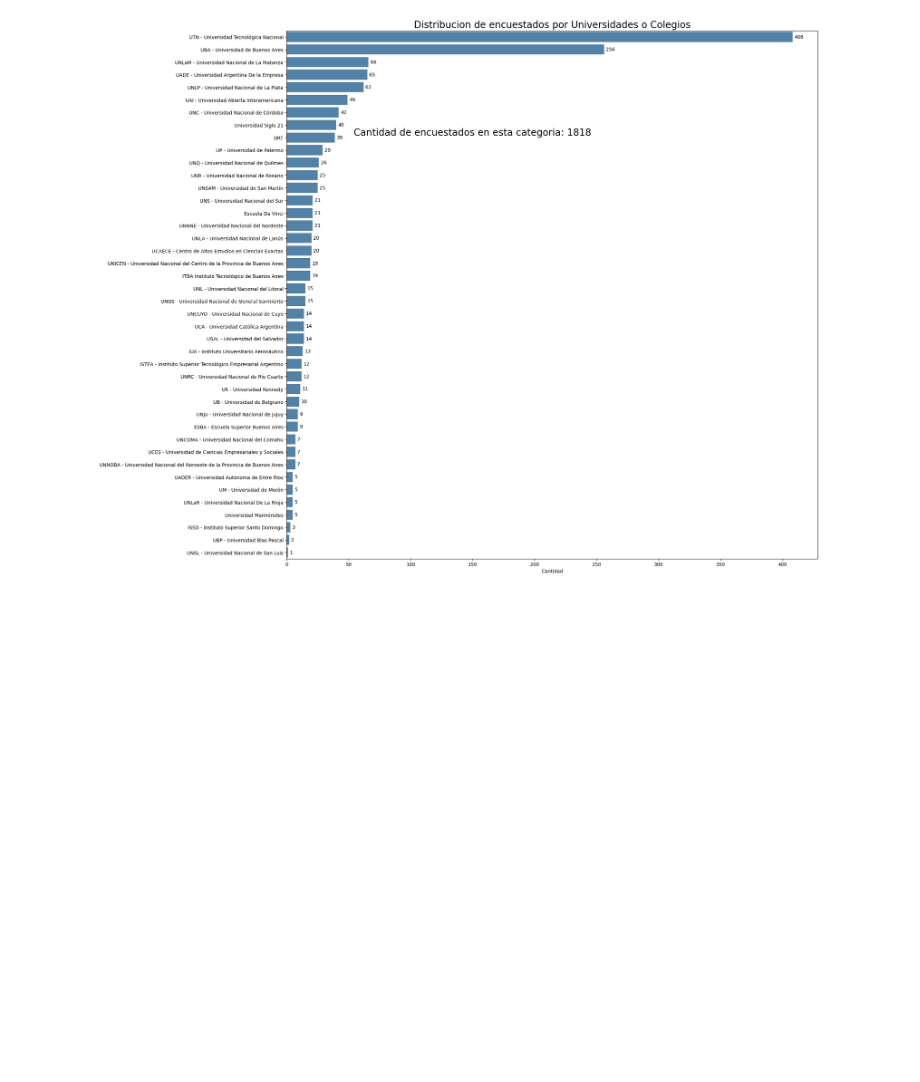
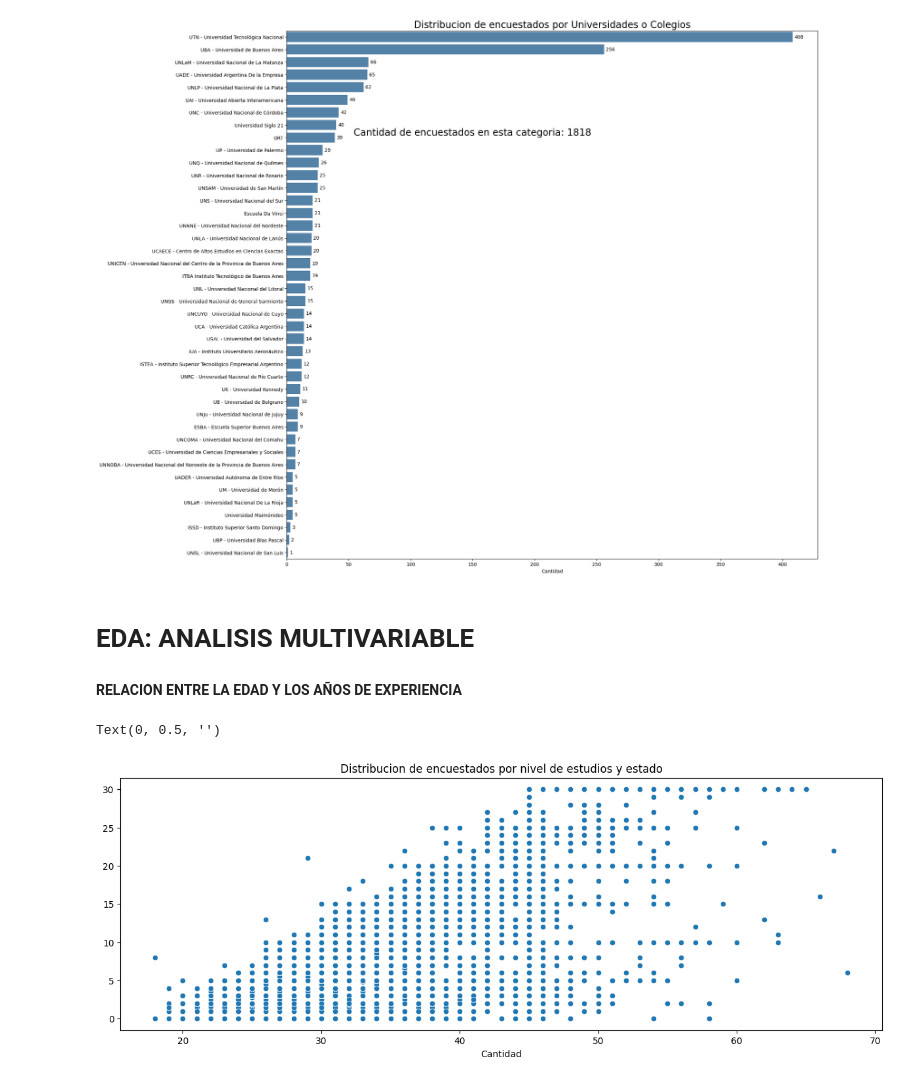
Before and after one commit to simonzanetti/2023.2-SysArmy-IT-Salaries-Survey, a Jupyter notebook: 2023_2_SysArmy_Survey.ipynb, the cells around one changed output. Saved outputs shown, nothing was run; the diff lists cells and outputs as text; code cells hidden in the pictures; blank space fills up the shorter version.

Commit message:
Se añadio el grafico del analisis multivariable entre age y work_experience

```diff
--- a/2023_2_SysArmy_Survey.ipynb
+++ b/2023_2_SysArmy_Survey.ipynb
@@ -560,3 +551,16 @@ ax.annotate('Cantidad de encuestados en esta categoria: ' + str((salaries['unive
 # %% [output]
 Text(150, 8, 'Cantidad de encuestados en esta categoria: 1818')
 [figure]
+# %% [markdown]
+# EDA: ANALISIS MULTIVARIABLE
+# %% [markdown]
+**RELACION ENTRE LA EDAD Y LOS AÑOS DE EXPERIENCIA**
+# %%
+fig = plt.figure(figsize=(15, 5))
+ax = sns.scatterplot(x = salaries[stats.zscore(salaries['age']) < 3]['age'], y = salaries[stats.zscore(salaries['years_experience']) < 3]['years_experience'])
+plt.title("Distribucion de encuestados por nivel de estudios y estado",loc='center')
+plt.xlabel("Cantidad")
+plt.ylabel('')
+# %% [output]
+Text(0, 0.5, '')
+[figure, added]
```
Also changed, not shown: parts of 4 cells of this notebook.
